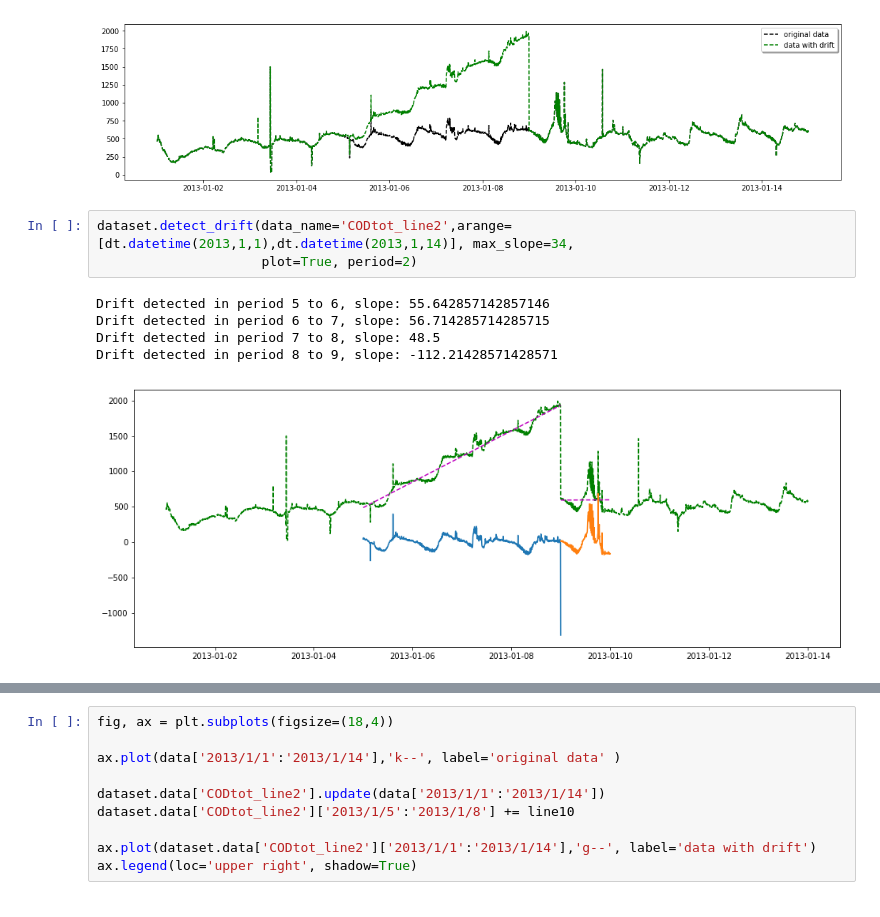
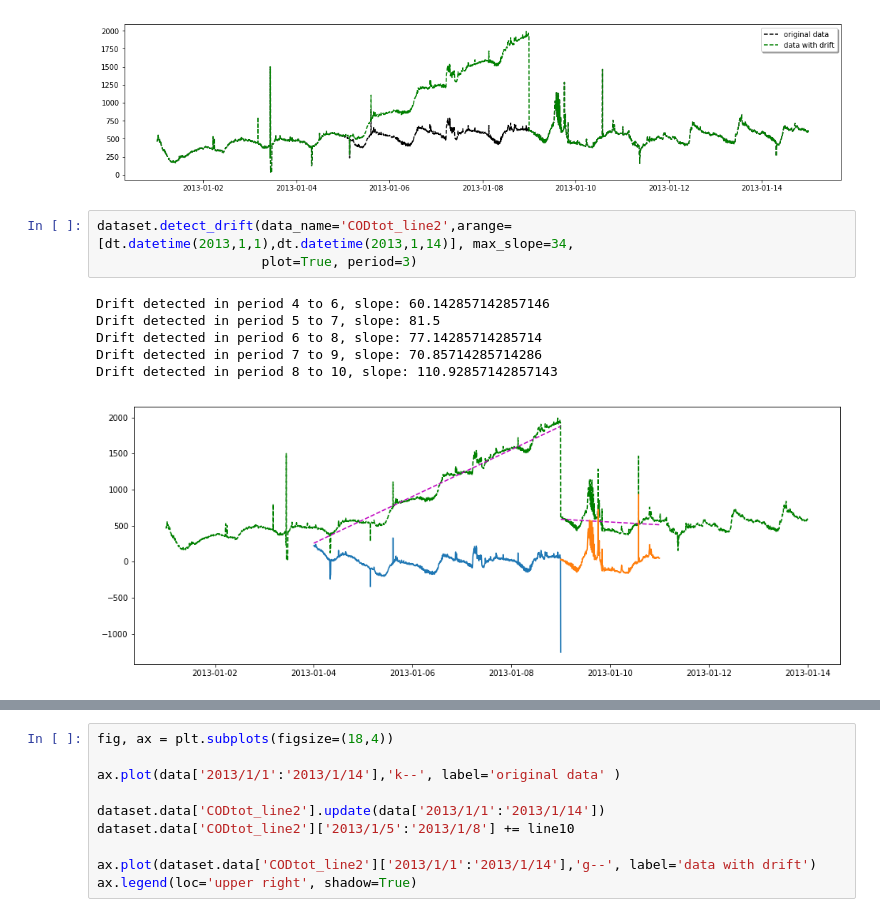
Before and after one commit to UGentBiomath/wwdata, a Jupyter notebook: Showcase_OnlineSensorBased.ipynb, the cells around one changed output, grey strips where cells are left out. Drawn from its saved outputs; the diff is of its cells as text.

```diff
--- a/Showcase_OnlineSensorBased.ipynb
+++ b/Showcase_OnlineSensorBased.ipynb
@@ -353,10 +351,11 @@ ax.legend(loc='upper right', shadow=True)
 [figure]
 # %%
 dataset.detect_drift(data_name='CODtot_line2',arange=[dt.datetime(2013,1,1),dt.datetime(2013,1,14)], max_slope=34,
-                     plot=True, period=2)
+                     plot=True, period=3)
 # %% [output]
-Drift detected in period 5 to 6, slope: 55.642857142857146
-Drift detected in period 6 to 7, slope: 56.714285714285715
-Drift detected in period 7 to 8, slope: 48.5
-Drift detected in period 8 to 9, slope: -112.21428571428571
+Drift detected in period 4 to 6, slope: 60.142857142857146
+Drift detected in period 5 to 7, slope: 81.5
+Drift detected in period 6 to 8, slope: 77.14285714285714
+Drift detected in period 7 to 9, slope: 70.85714285714286
+Drift detected in period 8 to 10, slope: 110.92857142857143
-[figure, old version]
+[figure, new version]
```
Also changed, not shown: parts of 14 cells of this notebook, 1 other file.
